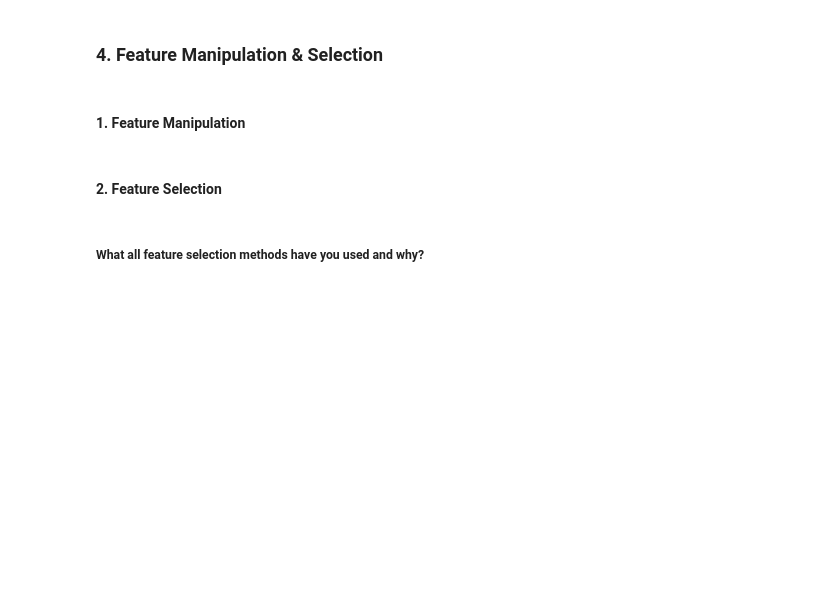
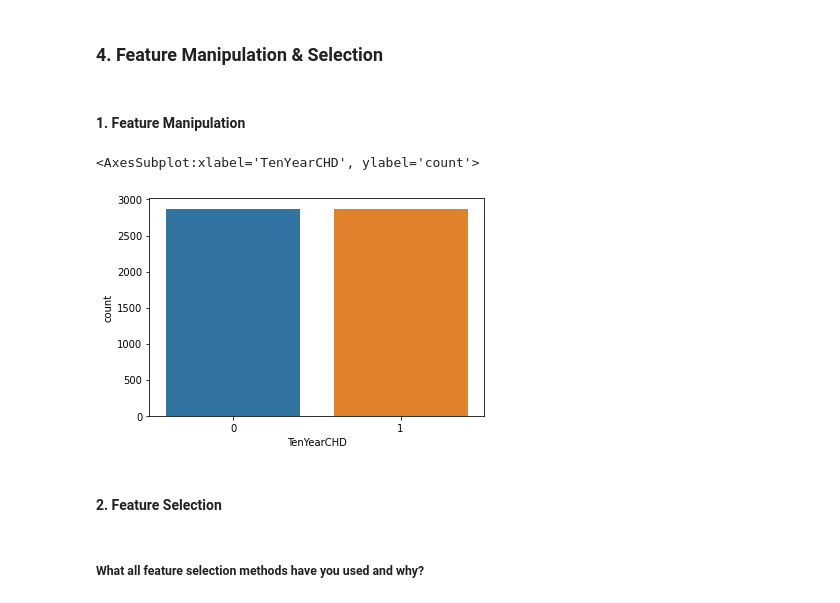
Before and after one commit to amoghpai17/Cardiovascular_Risk_prediction, a Jupyter notebook: Cardiovascular_Risk_prediction.ipynb, the cells around one changed output. Saved outputs shown, nothing was run; the diff lists cells and outputs as text; code cells hidden in the pictures; blank space fills up the shorter version.

```diff
--- a/Cardiovascular_Risk_prediction.ipynb
+++ b/Cardiovascular_Risk_prediction.ipynb
@@ -737,6 +738,12 @@ X, y = smote.fit_resample(df[['age','sex','is_smoking','cigsPerDay','BPMeds','pr
 #Creating a new Oversampled Data Frame
 newdf = pd.DataFrame(X,columns = ['age','sex','is_smoking','cigsPerDay','BPMeds','prevalentStroke','prevalentHyp','diabetes','totChol','sysBP','diaBP','BMI','heartRate','glucose'])
 newdf['TenYearCHD']=y
+# %%
+#to check the balance of data using countplot
+sns.countplot(newdf['TenYearCHD'])
+# %% [output]
+<AxesSubplot:xlabel='TenYearCHD', ylabel='count'>
+[figure, added]
 # %% [markdown]
 #### 2. Feature Selection
 # %%
```
Also changed, not shown: parts of 21 cells of this notebook.
